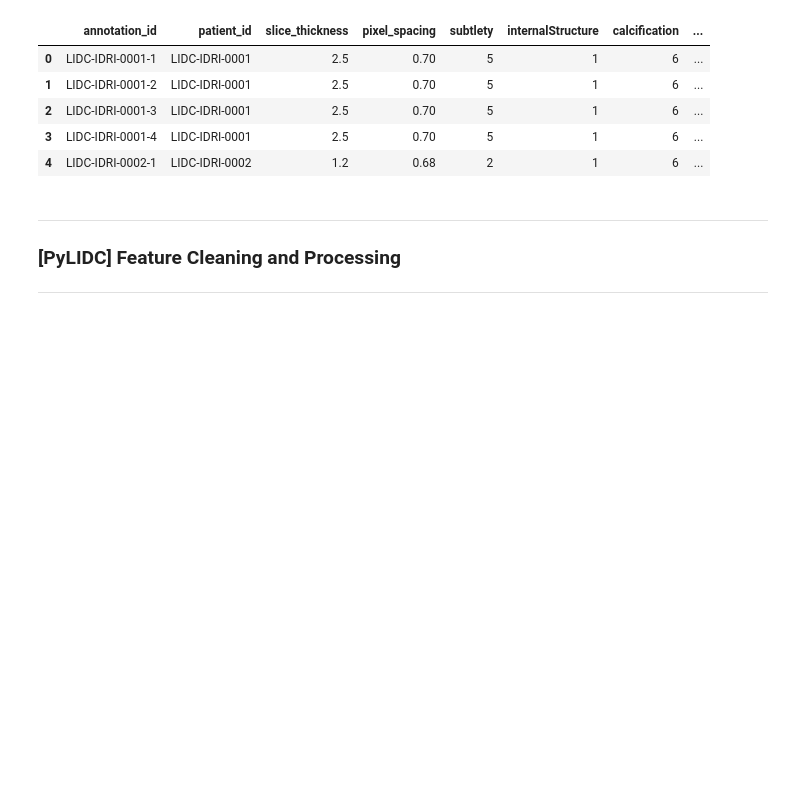
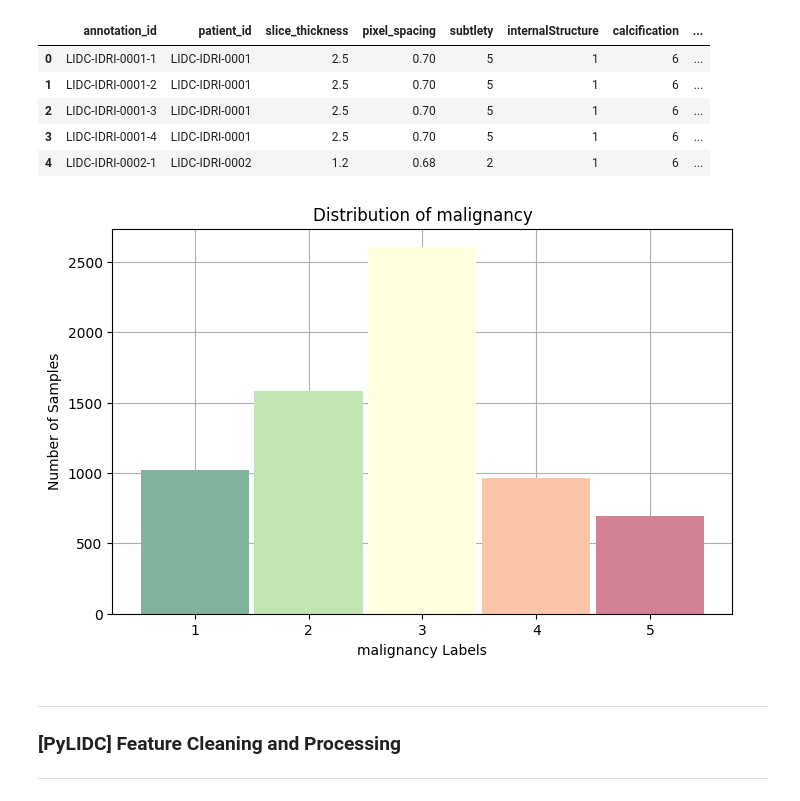
Before and after one commit to EstevesX10/Lung-Cancer-Classification-with-CT-Scans, a Jupyter notebook: Lung Cancer Image Detection/LungCancerClassification.ipynb, the cells around one changed output. Saved outputs shown, nothing was run; the diff lists cells and outputs as text; code cells hidden in the pictures; blank space fills up the shorter version.

Commit message:
Added a plot for the malignancy class distribution

```diff
--- a/Lung Cancer Image Detection/LungCancerClassification.ipynb
+++ b/Lung Cancer Image Detection/LungCancerClassification.ipynb
@@ -253,6 +254,11 @@ df_pylidc.head()
 | 2 | LIDC-IDRI-0001-3 | LIDC-IDRI-0001 | 2.5 | 0.70 | 5 | 1 | 6 | ... |
 | 3 | LIDC-IDRI-0001-4 | LIDC-IDRI-0001 | 2.5 | 0.70 | 5 | 1 | 6 | ... |
 | 4 | LIDC-IDRI-0002-1 | LIDC-IDRI-0002 | 1.2 | 0.68 | 2 | 1 | 6 | ... |
+# %%
+# Plot Malignancy class distribution
+plot_feature_distribution(df_pylidc, 'malignancy', True)
+# %% [output]
+[figure, added]
 # %% [markdown]
 ---
 ### [PyLIDC] Feature Cleaning and Processing
```
Also changed, not shown: parts of 4 cells of this notebook.
